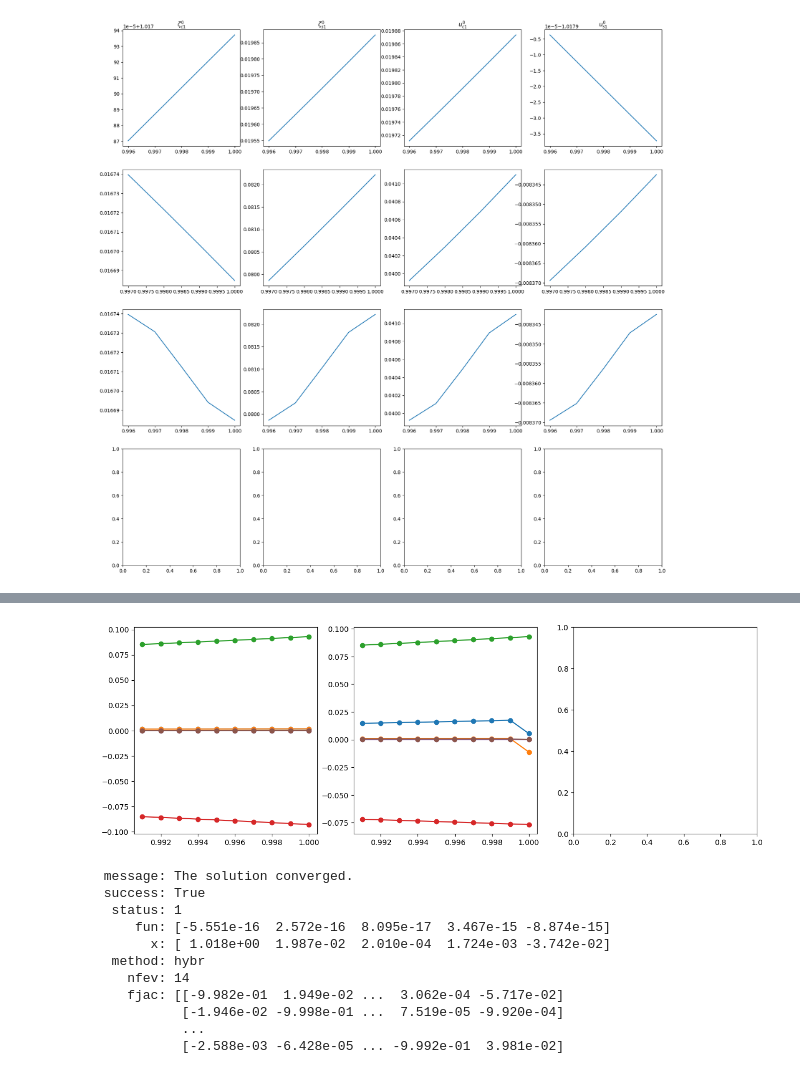
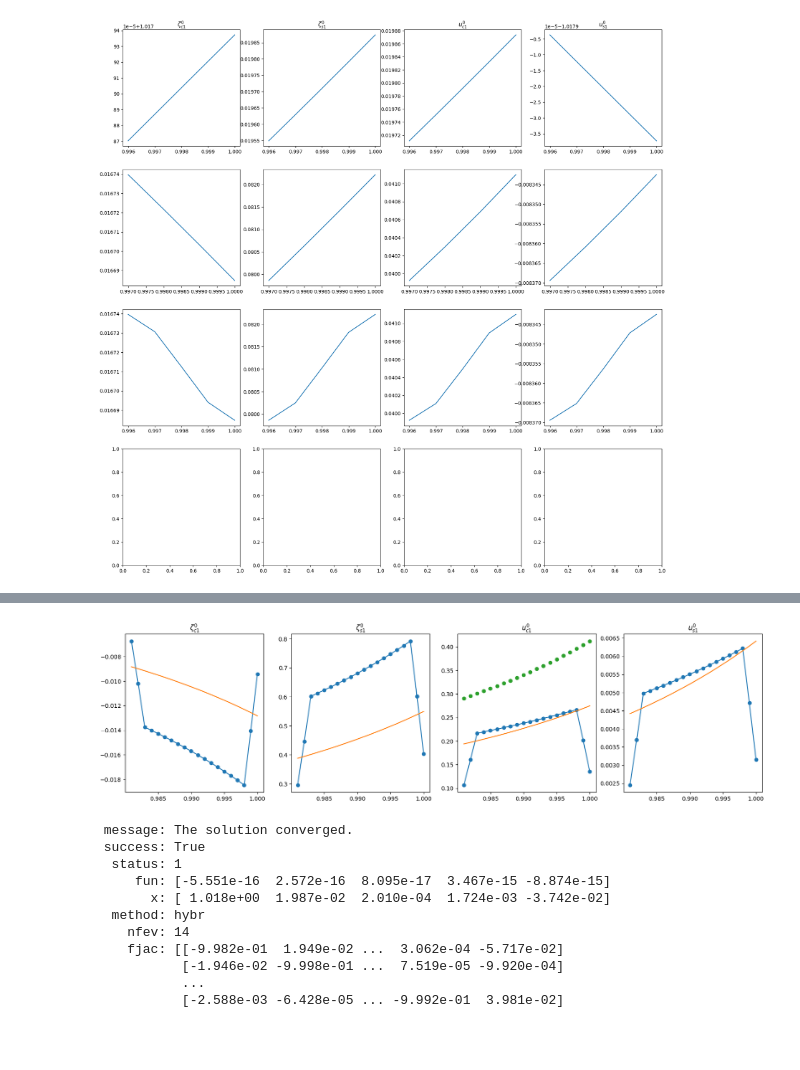
Before and after one commit to Jone-Liekens/Perturbation, a Jupyter notebook: shooting_method_FO.ipynb, the cells around one changed output, grey strips where cells are left out. Drawn from its saved outputs; the diff is of its cells as text; code cells hidden in the pictures; blank space fills up the shorter version.

Commit message:
Fixed mistake with 2/3 in second derivative approx of u0_dxx

```diff
--- a/shooting_method_FO.ipynb
+++ b/shooting_method_FO.ipynb
@@ -472,7 +532,7 @@ plt.show()
 pcswe = PCSWE()
 pcswe.h0 = 0.1
 pcswe.r = 0.45
-pcswe.small_number = 1e-8
+pcswe.small_number = 1e-12
 pcswe.tol = 1e-5
 pcswe.set_derivative_vars()
 sol = pcswe.solve_shooting()
@@ -483,7 +543,7 @@ fig, axs = plt.subplots(6, 6, figsize=(30, 30))
 labels=[r"$\zeta^0_{c1}$", r"$\zeta^0_{s1}$", r"$u^0_{c1}$", r"$u^0_{s1}$", r"$\zeta^1_{r}$", r"$\zeta^1_{c2}$", r"$\zeta^1_{s2}$", r"$u^1_{r}$", r"$u^1_{c2}$", r"$u^1_{s2}$"]
 
 
-st = -10
+st = -12
 x = x[st:]
 y_x_dx = np.array([pcswe.deriv(x_, sol.sol(x_)) for x_ in x]).T
 u1_x_dx = np.array([pcswe.lhopital_FO(x_, y_[4:], y_[:4], y_dx[:4], y_dx[4:7]) for x_, y_, y_dx in zip(x, sol.sol(x).T, y_x_dx.T)]).T
@@ -538,7 +600,7 @@ def deriv_FO_test(pcswe, x_x, y1_x, y0_x, y0_x_dx):
     dz0c_x, dz0s_x, u0c_x, u0s_x = y0_x
     dz0c_x_dx, dz0s_x_dx, u0c_x_dx, u0s_x_dx = y0_x_dx
     dz1r_x, dz1c_x, dz1s_x, u1r_x, u1c_x, u1s_x = y1_x
-    h_x, h_x_dx, h_x_dxx= pcswe.h_fx(x_x), pcswe.h_fx_dx(x_x), pcswe.h_fx_dxx(x_x)
+    h_x, h_x_dx, h_x_dxx, h_x_dxxx = pcswe.h_fx(x_x), pcswe.h_fx_dx(x_x), pcswe.h_fx_dxx(x_x), pcswe.h_fx_dxxx(x_x)
 
     # derivatives of dzeta (using momentum equation)
     dz1r_x_dx = (1 / (1 - h_x + pcswe.h0) * (- pcswe.r * u1r_x - 0.5 * (  dz0c_x *  u0s_x - dz0s_x *  u0c_x)
@@ -559,53 +621,87 @@ def deriv_FO_test(pcswe, x_x, y1_x, y0_x, y0_x_dx):
     dz1c_x_dx3 = 1 / (1 - h_x + pcswe.h0) * (- 0.5 * (- dz0s_x * dz0s_x_dx + dz0c_x * dz0c_x_dx) * pcswe.kappa) / pcswe.kappa
     dz1c_x_dx4 =  - 0.5 * (u0c_x * u0c_x_dx - u0s_x * u0s_x_dx) / pcswe.kappa
     dz1c_x_dx5 = (- 2 * u1s_x) / pcswe.kappa
 
 
-    return [
-        dz1r_x_dx,
-        dz1r_x_dx1,
-        dz1r_x_dx2,
-        dz1r_x_dx3,
-        dz1r_x_dx4,
-        dz1r_x_dx5,
-        dz1c_x_dx,
-        dz1c_x_dx1,
-        dz1c_x_dx2,
-        dz1c_x_dx3,
-        dz1c_x_dx4,
-        dz1c_x_dx5,
+    # second derivatives of leading order components:
+    dz0c_x_dxx = 1 / pcswe.kappa * (- pcswe.r / (1 - h_x + pcswe.h0)**2 * h_x_dx * u0c_x - pcswe.r / (1 - h_x + pcswe.h0) * u0c_x_dx - u0s_x_dx)
+    dz0s_x_dxx = 1 / pcswe.kappa * (- pcswe.r / (1 - h_x + pcswe.h0)**2 * h_x_dx * u0s_x - pcswe.r / (1 - h_x + pcswe.h0) * u0s_x_dx + u0c_x_dx)
+    u0c_x_dxx = 0.5 * (- h_x_dxx / h_x_dx**2 * ( dz0s_x_dx - u0c_x * h_x_dxx) + 1 / h_x_dx * ( dz0s_x_dxx - u0c_x_dx * h_x_dxx - u0c_x * h_x_dxxx))
+    u0s_x_dxx = 0.5 * (- h_x_dxx / h_x_dx**2 * (-dz0c_x_dx - u0s_x * h_x_dxx) + 1 / h_x_dx * (-dz0c_x_dxx - u0s_x_dx * h_x_dxx - u0s_x * h_x_dxxx))
 
-        # dz1s_x_dx
-    ]
+    u0c_x_dxx2 = 0.5 / h_x_dx**2 * (
+        h_x_dx * (dz0s_x_dxx - h_x_dxxx *  u0c_x - h_x_dxx * u0c_x_dx)
+        - h_x_dxx * (dz0s_x_dx - h_x_dxx * u0c_x)
+    )
+
+    return [dz0c_x_dxx, dz0s_x_dxx, u0c_x_dxx, u0s_x_dxx, u0c_x_dxx2]
+    # second derivatives of products of leading order components:
+    dz_u_cc_x_dxx = (dz0c_x * u0c_x_dxx + 2 * dz0c_x_dx * u0c_x_dx + dz0c_x_dxx * u0c_x)
+    dz_u_ss_x_dxx = (dz0s_x * u0s_x_dxx + 2 * dz0s_x_dx * u0s_x_dx + dz0s_x_dxx * u0s_x)
+    dz_u_cs_x_dxx = (dz0s_x * u0c_x_dxx + 2 * dz0s_x_dx * u0c_x_dx + dz0s_x_dxx * u0c_x)
+    dz_u_sc_x_dxx = (dz0c_x * u0s_x_dxx + 2 * dz0c_x_dx * u0s_x_dx + dz0c_x_dxx * u0s_x)
+
+    # l'hopital
+    u1r_x_dx = (             - u1r_x * h_x_dxx + (dz_u_cc_x_dxx + dz_u_ss_x_dxx) / 2) / (2*h_x_dx)
+    u1c_x_dx = ( 2*dz1s_x_dx - u1c_x * h_x_dxx + (dz_u_cc_x_dxx - dz_u_ss_x_dxx) / 2) / (2*h_x_dx)
+    u1s_x_dx = (-2*dz1c_x_dx - u1s_x * h_x_dxx + (dz_u_cs_x_dxx + dz_u_sc_x_dxx) / 2) / (2*h_x_dx)
+
+
+
+
+
+
+    # return [
+    #     dz1r_x_dx,
+    #     dz1r_x_dx1,
+    #     dz1r_x_dx2,
+    #     dz1r_x_dx3,
+    #     dz1r_x_dx4,
+    #     dz1r_x_dx5,
+    #     dz1c_x_dx,
+    #     dz1c_x_dx1,
+    #     dz1c_x_dx2,
+    #     dz1c_x_dx3,
+    #     dz1c_x_dx4,
+    #     dz1c_x_dx5,
+
+    #     # dz1s_x_dx
+    # ]
 
 
     # derivatives of u (using continuity equation)
 
     # derivatives of first order u at x = 1 (using l'hopital)
     if abs(x_x - 1) < 1e-14:
         u1r_x_dx, u1c_x_dx, u1s_x_dx = pcswe.lhopital_FO(x_x, y1_x, y0_x, y0_x_dx, (dz1r_x_dx, dz1c_x_dx, dz1s_x_dx))
     else:
         u1r_x_dx = 1 / (1 - h_x + pcswe.small_number) * (h_x_dx * u1r_x              - 1 / 2 * (dz0c_x * u0c_x_dx + dz0c_x_dx * u0c_x + dz0s_x * u0s_x_dx + dz0s_x_dx * u0s_x))
         u1c_x_dx = 1 / (1 - h_x + pcswe.small_number) * (h_x_dx * u1c_x - 2 * dz1s_x - 1 / 2 * (dz0c_x * u0c_x_dx + dz0c_x_dx * u0c_x - dz0s_x * u0s_x_dx - dz0s_x_dx * u0s_x))
         u1s_x_dx = 1 / (1 - h_x + pcswe.small_number) * (h_x_dx * u1s_x + 2 * dz1c_x - 1 / 2 * (dz0s_x * u0c_x_dx + dz0s_x_dx * u0c_x + dz0c_x * u0s_x_dx + dz0c_x_dx * u0s_x))
 
     # pcswe.product_dxx(x_x, y0_x, y0_x_dx)
 
     return np.array([dz1r_x_dx, dz1c_x_dx, dz1s_x_dx, u1r_x_dx, u1c_x_dx, u1s_x_dx])
 
 
 
 resp = np.array([deriv_FO_test(pcswe, x_, y_[4:], y_[:4], y_dx[:4]) for x_, y_, y_dx in zip(x, sol.sol(x).T, y_x_dx.T)]).T
 
 
-fig, axs = plt.subplots(1, 3, figsize=(15, 5))
-for i in range(2):
-    for j in range(6):
-        axs[i].plot(x, resp[i * 6 + j], 'o-')
+fig, axs = plt.subplots(1, 4, figsize=(20, 5))
+
+for i in range(4):
+    axs[i].set_title(labels[i])
+    axs[i].plot(x, np.gradient(np.gradient(sol.sol(x)[i], x), x),'o-')
+    axs[i].plot(x, resp[i] * 2/3)
+
+
+axs[2].plot(x, resp[4],'o')
+
 
 plt.show()
 # %% [output]
-[figure, old version]
+[figure, new version]
 # %%
 pcswe = PCSWE()
 pcswe.h0 = 0.1
```
Also changed, not shown: parts of 3 cells of this notebook.
